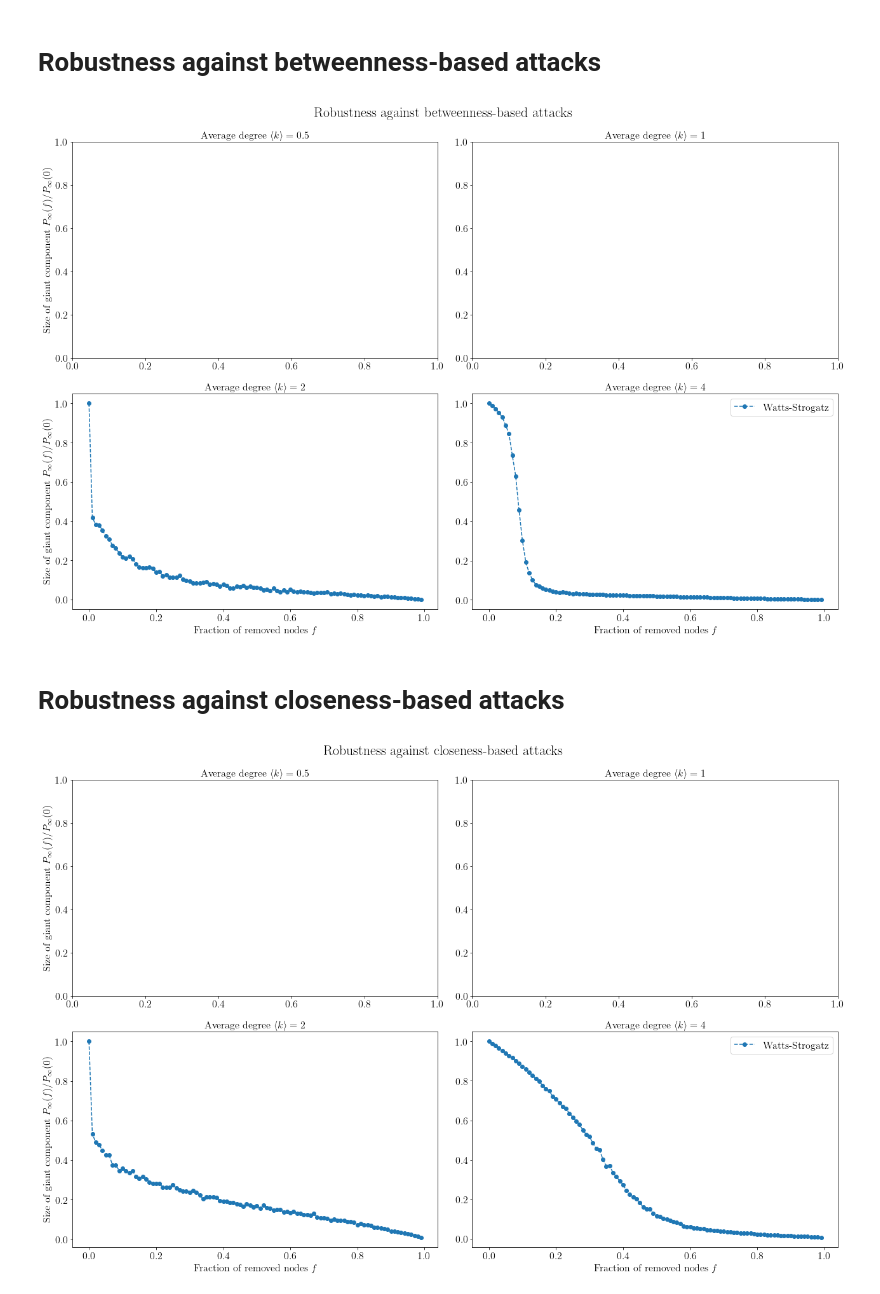
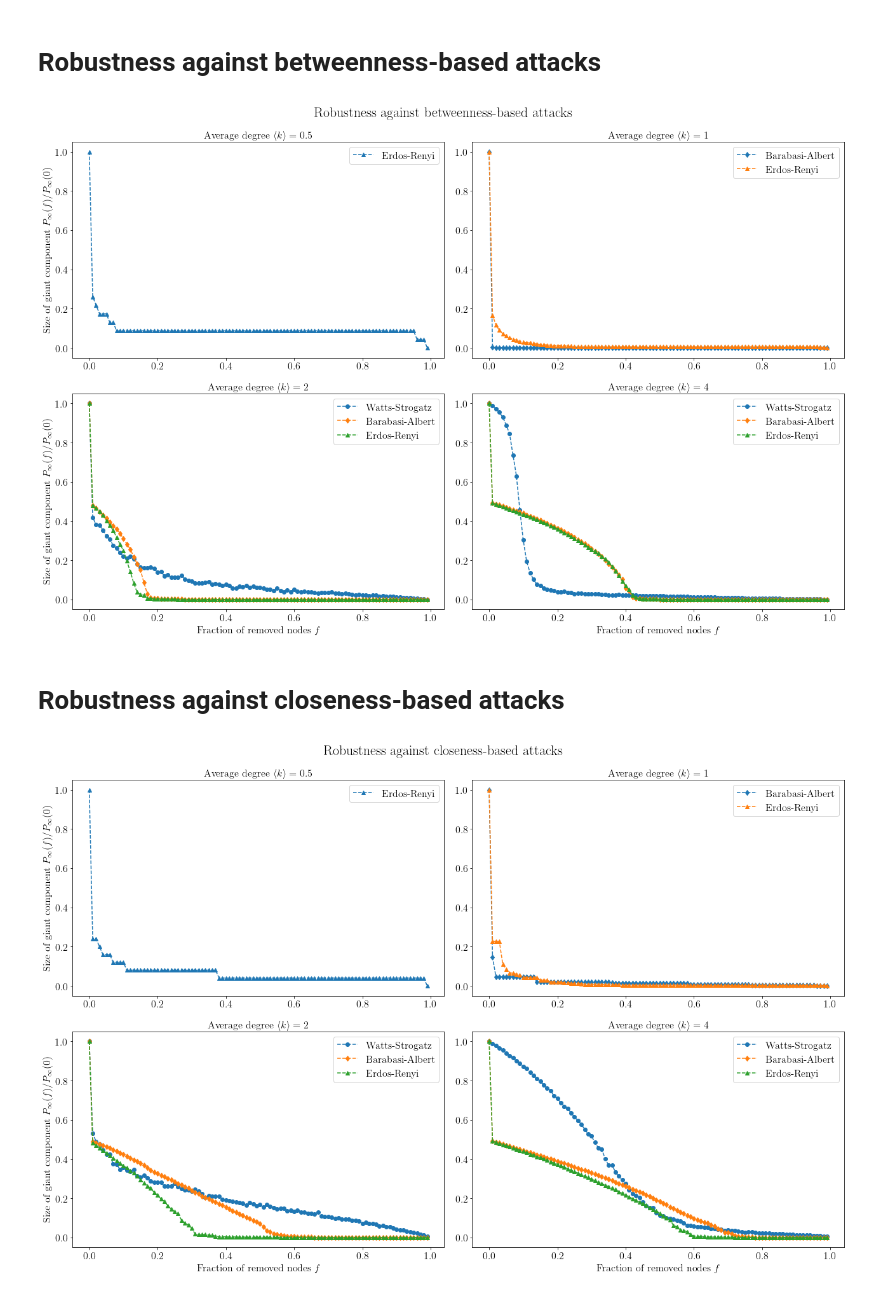
Before and after one commit to JakubPawlowskii/complex_systems, a Jupyter notebook: list3/robustness.ipynb, the cells around one changed output. Drawn from its saved outputs; the diff is of its cells as text; code cells hidden in the pictures.

```diff
--- a/list3/robustness.ipynb
+++ b/list3/robustness.ipynb
@@ -31,3 +50,27 @@ closeness_ws_k4 = ws_k4[:, 4]/ws_k4[0,4]
+# %%
+# Erdos-Renyi graph
+er_k05 = np.loadtxt('v2_er_robustness_N_10000_L_100_k_0.5.dat')
+f_er = er_k05[:, 0]
+random_er_k05 = er_k05[:, 1]/er_k05[0,1]
+degree_er_k05 = er_k05[:, 2]/er_k05[0,2]
+betweenness_er_k05 = er_k05[:, 3]/er_k05[0,3]
+closeness_er_k05 = er_k05[:, 4]/er_k05[0,4]
+er_k1 = np.loadtxt('v2_er_robustness_N_10000_L_100_k_1.dat')
+random_er_k1 = er_k1[:, 1]/er_k1[0,1]
+degree_er_k1 = er_k1[:, 2]/er_k1[0,2]
+betweenness_er_k1 = er_k1[:, 3]/er_k1[0,3]
+closeness_er_k1 = er_k1[:, 4]/er_k1[0,4]
+er_k2 = np.loadtxt('v2_er_robustness_N_10000_L_100_k_2.dat')
+random_er_k2 = er_k2[:, 1]/er_k2[0,1]
+degree_er_k2 = er_k2[:, 2]/er_k2[0,2]
+betweenness_er_k2 = er_k2[:, 3]/er_k2[0,3]
+closeness_er_k2 = er_k2[:, 4]/er_k2[0,4]
+
+er_k4 = np.loadtxt('v2_er_robustness_N_10000_L_100_k_4.dat')
+random_er_k4 = er_k4[:, 1]/er_k4[0,1]
+degree_er_k4 = er_k4[:, 2]/er_k4[0,2]
+betweenness_er_k4 = er_k4[:, 3]/er_k4[0,3]
+closeness_er_k4 = er_k4[:, 4]/er_k4[0,4]
 # %% [markdown]
 # Robustness against random attacks
 # %%
@@ -139,10 +211,24 @@ ax4.tick_params(axis='both', which='major', labelsize=16)
 ax3.plot(f_ws, betweenness_ws_k2, label="Watts-Strogatz",marker='o', linestyle='--')
 ax4.plot(f_ws, betweenness_ws_k4, label="Watts-Strogatz",marker='o', linestyle='--')
 
-plt.legend(loc='best', fontsize=16)
+# ba graph
+ax2.plot(f_ba, betweenness_ba_k1, label="Barabasi-Albert",marker='d', linestyle='--')
+ax3.plot(f_ba, betweenness_ba_k2, label="Barabasi-Albert",marker='d', linestyle='--')
+ax4.plot(f_ba, betweenness_ba_k4, label="Barabasi-Albert",marker='d', linestyle='--')
+
+# er graph
+ax1.plot(f_er, betweenness_er_k05, label="Erdos-Renyi",marker='^', linestyle='--')
+ax2.plot(f_er, betweenness_er_k1, label="Erdos-Renyi",marker='^', linestyle='--')
+ax3.plot(f_er, betweenness_er_k2, label="Erdos-Renyi",marker='^', linestyle='--')
+ax4.plot(f_er, betweenness_er_k4, label="Erdos-Renyi",marker='^', linestyle='--')
+
+ax1.legend(loc="upper right", fontsize=16)
+ax2.legend(loc="upper right", fontsize=16)
+ax3.legend(loc="upper right", fontsize=16)
+ax4.legend(loc="upper right", fontsize=16)
 plt.tight_layout()
 # %% [output]
-[figure, old version]
+[figure, new version]
 # %% [markdown]
 # Robustness against closeness-based attacks
 # %%
@@ -152,32 +238,46 @@ fig = plt.figure(figsize=(18,12))
 gs = fig.add_gridspec(2, 2)
 ax1 = fig.add_subplot(gs[0, 0])
 ax2 = fig.add_subplot(gs[0, 1])
 ax3 = fig.add_subplot(gs[1, 0])
 ax4 = fig.add_subplot(gs[1, 1])
 
 plt.suptitle("Robustness against closeness-based attacks", fontsize=22)
 
 ax1.set_title(r'Average degree $\langle k \rangle = 0.5$', fontsize=16)
 ax2.set_title(r'Average degree $\langle k \rangle = 1$', fontsize=16)
 ax3.set_title(r'Average degree $\langle k \rangle = 2$', fontsize=16)
 ax4.set_title(r'Average degree $\langle k \rangle = 4$', fontsize=16)
 
 ax1.set_ylabel(r"Size of giant component $P_{\infty}(f)/P_{\infty}(0)$", fontsize=16)
 ax3.set_ylabel(r"Size of giant component $P_{\infty}(f)/P_{\infty}(0)$", fontsize=16)
 ax3.set_xlabel(r"Fraction of removed nodes $f$", fontsize=16)
 ax4.set_xlabel(r"Fraction of removed nodes $f$", fontsize=16)
 
 # tick labels size
 ax1.tick_params(axis='both', which='major', labelsize=16)
 ax2.tick_params(axis='both', which='major', labelsize=16)
 ax3.tick_params(axis='both', which='major', labelsize=16)
 ax4.tick_params(axis='both', which='major', labelsize=16)
 
 # ws graph
 ax3.plot(f_ws, closeness_ws_k2, label="Watts-Strogatz",marker='o', linestyle='--')
 ax4.plot(f_ws, closeness_ws_k4, label="Watts-Strogatz",marker='o', linestyle='--')
 
-plt.legend(loc='best', fontsize=16)
+# ba graph
+ax2.plot(f_ba, closeness_ba_k1, label="Barabasi-Albert",marker='d', linestyle='--')
+ax3.plot(f_ba, closeness_ba_k2, label="Barabasi-Albert",marker='d', linestyle='--')
+ax4.plot(f_ba, closeness_ba_k4, label="Barabasi-Albert",marker='d', linestyle='--')
+
+# er graph
+ax1.plot(f_er, closeness_er_k05, label="Erdos-Renyi",marker='^', linestyle='--')
+ax2.plot(f_er, closeness_er_k1, label="Erdos-Renyi",marker='^', linestyle='--')
+ax3.plot(f_er, closeness_er_k2, label="Erdos-Renyi",marker='^', linestyle='--')
+ax4.plot(f_er, closeness_er_k4, label="Erdos-Renyi",marker='^', linestyle='--')
+
+ax1.legend(loc="upper right", fontsize=16)
+ax2.legend(loc="upper right", fontsize=16)
+ax3.legend(loc="upper right", fontsize=16)
+ax4.legend(loc="upper right", fontsize=16)
 plt.tight_layout()
 # %% [output]
-[figure, old version]
+[figure, new version]
```
Also changed, not shown: parts of 3 cells of this notebook, 3 other files.
